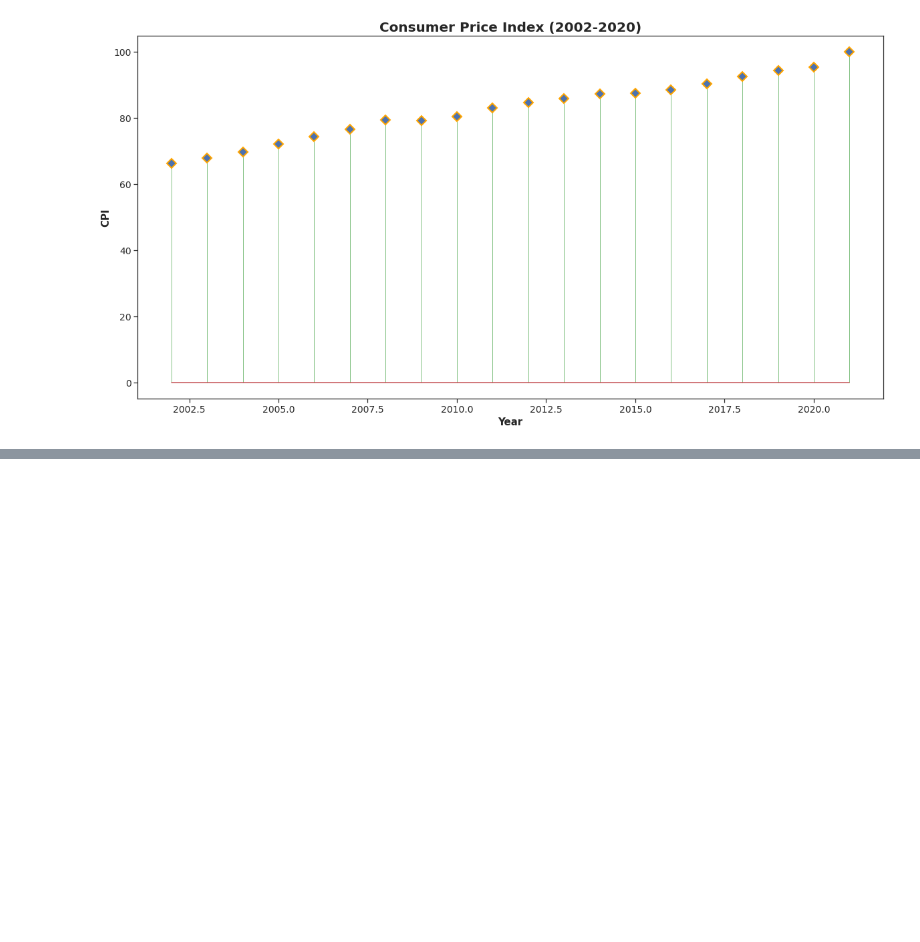
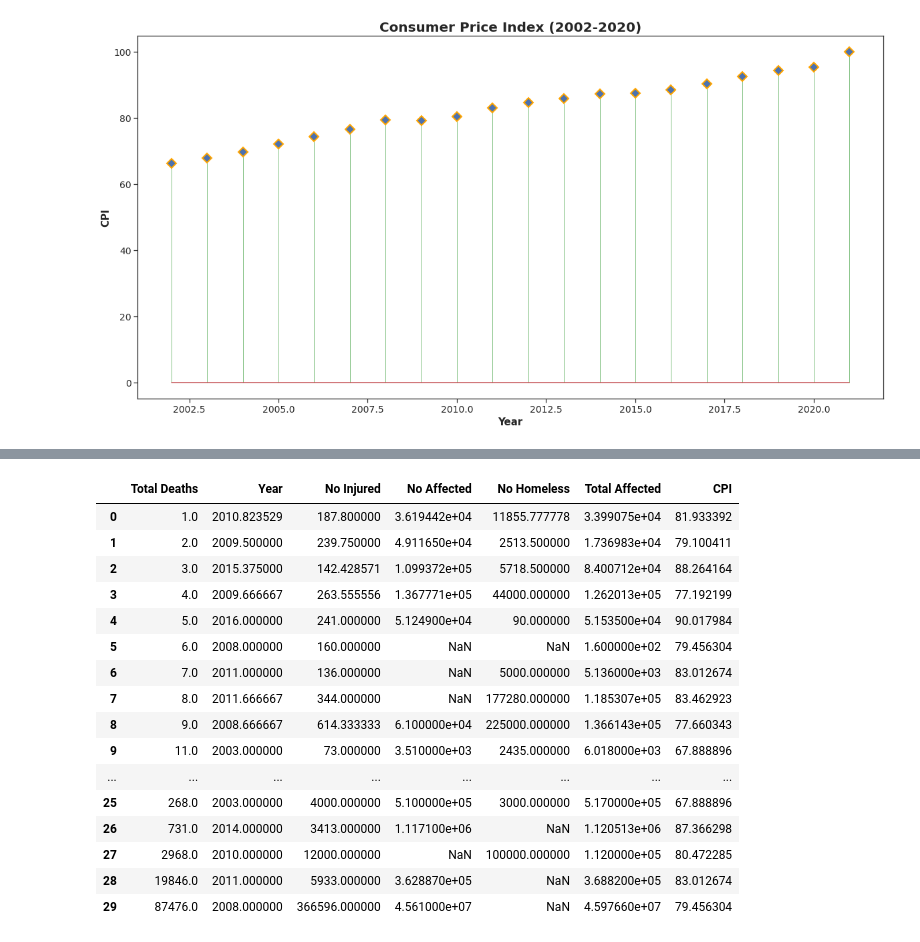
Before and after one commit to luzmarie-fer/DataAnalytics, a Jupyter notebook: Visual Codes.ipynb, the cells around one changed output, grey strips where cells are left out. Drawn from its saved outputs; the diff is of its cells as text; code cells hidden in the pictures; blank space fills up the shorter version.

```diff
--- a/Visual Codes.ipynb
+++ b/Visual Codes.ipynb
@@ -146,0 +177,22 @@ plt.show()
+# %%
+#Overview of Relationships
+survived_summary = df.groupby("Total Deaths")
+survived_summary.mean().reset_index()
+# %% [output]
+|  | Total Deaths | Year | No Injured | No Affected | No Homeless | Total Affected | CPI |
+| 0 | 1.0 | 2010.823529 | 187.800000 | 3.619442e+04 | 11855.777778 | 3.399075e+04 | 81.933392 |
+| 1 | 2.0 | 2009.500000 | 239.750000 | 4.911650e+04 | 2513.500000 | 1.736983e+04 | 79.100411 |
+| 2 | 3.0 | 2015.375000 | 142.428571 | 1.099372e+05 | 5718.500000 | 8.400712e+04 | 88.264164 |
+| 3 | 4.0 | 2009.666667 | 263.555556 | 1.367771e+05 | 44000.000000 | 1.262013e+05 | 77.192199 |
+| 4 | 5.0 | 2016.000000 | 241.000000 | 5.124900e+04 | 90.000000 | 5.153500e+04 | 90.017984 |
+| 5 | 6.0 | 2008.000000 | 160.000000 | NaN | NaN | 1.600000e+02 | 79.456304 |
+| 6 | 7.0 | 2011.000000 | 136.000000 | NaN | 5000.000000 | 5.136000e+03 | 83.012674 |
+| 7 | 8.0 | 2011.666667 | 344.000000 | NaN | 177280.000000 | 1.185307e+05 | 83.462923 |
+| 8 | 9.0 | 2008.666667 | 614.333333 | 6.100000e+04 | 225000.000000 | 1.366143e+05 | 77.660343 |
+| 9 | 11.0 | 2003.000000 | 73.000000 | 3.510000e+03 | 2435.000000 | 6.018000e+03 | 67.888896 |
+| ... | ... | ... | ... | ... | ... | ... | ... |
+| 25 | 268.0 | 2003.000000 | 4000.000000 | 5.100000e+05 | 3000.000000 | 5.170000e+05 | 67.888896 |
+| 26 | 731.0 | 2014.000000 | 3413.000000 | 1.117100e+06 | NaN | 1.120513e+06 | 87.366298 |
+| 27 | 2968.0 | 2010.000000 | 12000.000000 | NaN | 100000.000000 | 1.120000e+05 | 80.472285 |
+| 28 | 19846.0 | 2011.000000 | 5933.000000 | 3.628870e+05 | NaN | 3.688200e+05 | 83.012674 |
+| 29 | 87476.0 | 2008.000000 | 366596.000000 | 4.561000e+07 | NaN | 4.597660e+07 | 79.456304 |
```
Also changed, not shown: parts of 4 cells of this notebook.
